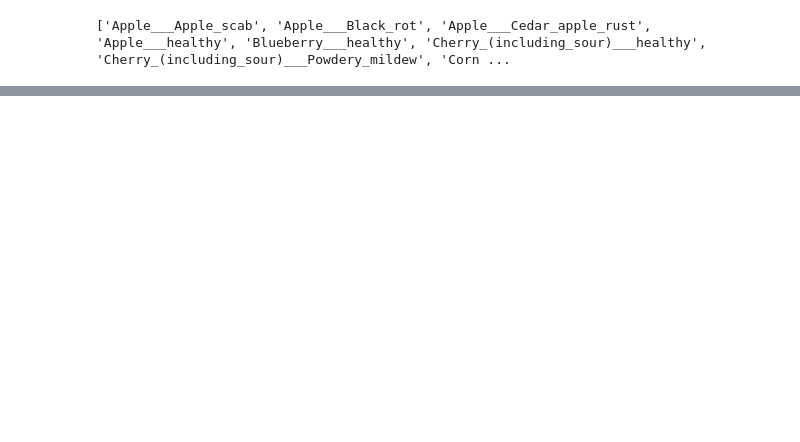
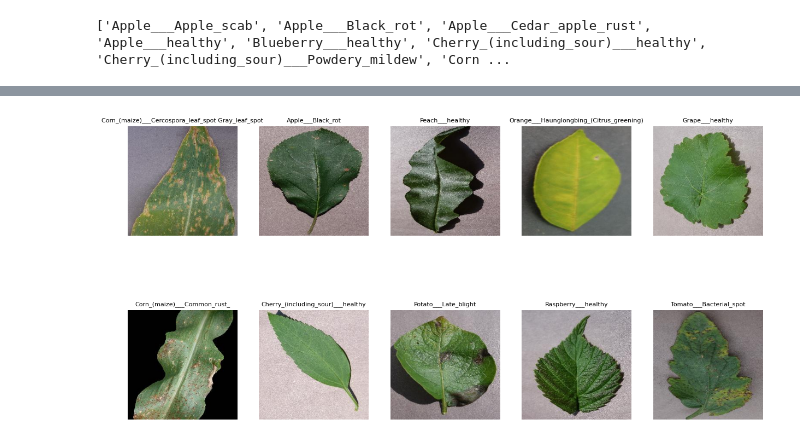
Before and after one commit to shashankpandey1235/Plant_Disease_Classification, a Jupyter notebook: dataset.ipynb, the cells around one changed output, grey strips where cells are left out. Saved outputs shown, nothing was run; the diff lists cells and outputs as text; code cells hidden in the pictures; blank space fills up the shorter version.

```diff
--- a/dataset.ipynb
+++ b/dataset.ipynb
@@ -107,0 +82,15 @@ Train:56578 Val: 12124 Test: 12124
+# %%
+fig , axes = plt.subplots(2,5 , figsize=(15,8))
+sample_classes = random.sample(class_names,10)
+for ax , cls in zip(axes.flatten(),sample_classes):
+    img_path = random.choice(
+        glob.glob(
+            os.path.join(DATA_DIR , cls , "*")
+        )
+    )
+    img = keras.utils.load_img(img_path)
+    ax.imshow(img)
+    ax.set_title(cls , fontsize=8)
+    ax.axis("off")
+# %% [output]
+[figure, added]
```
Also changed, not shown: parts of 23 cells of this notebook.
